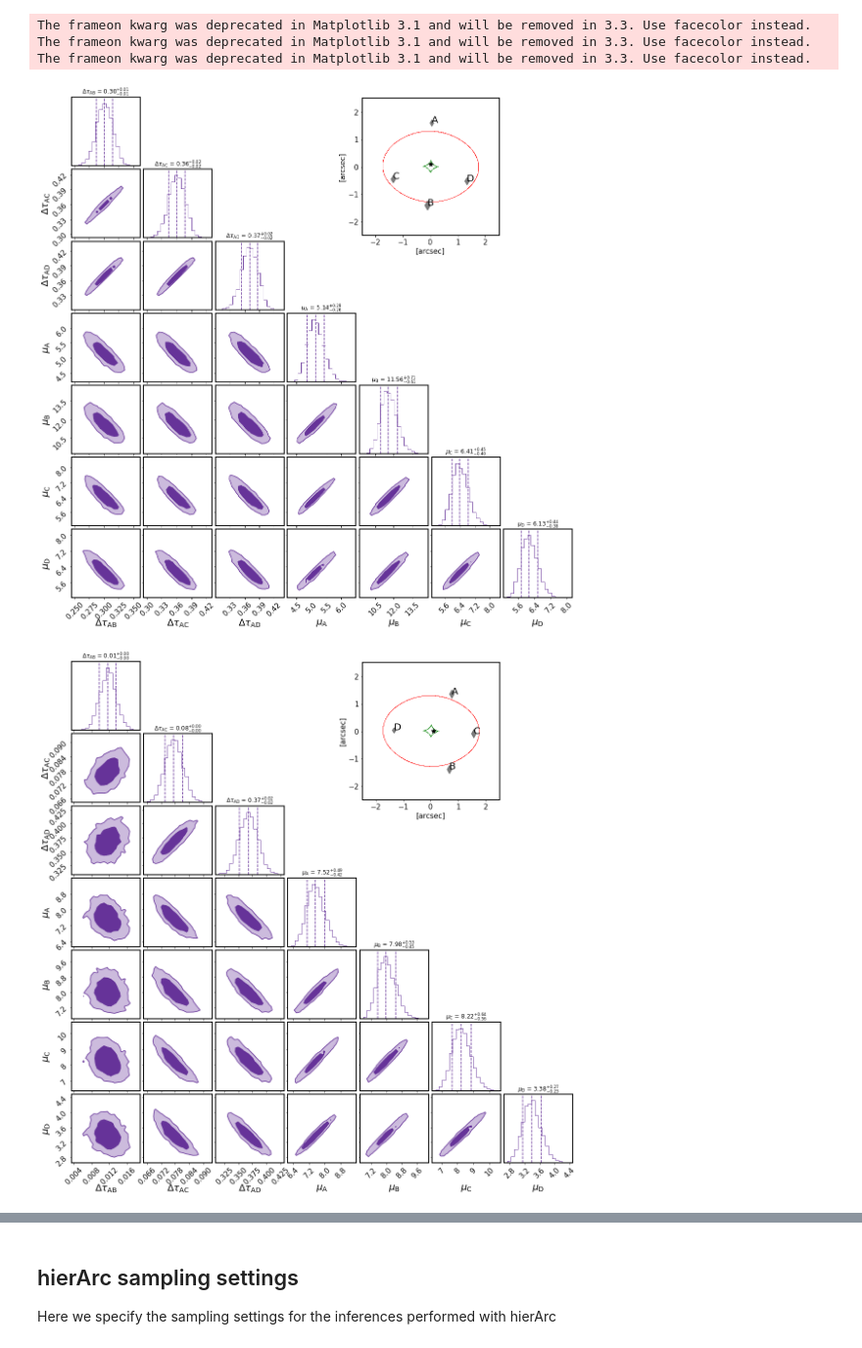
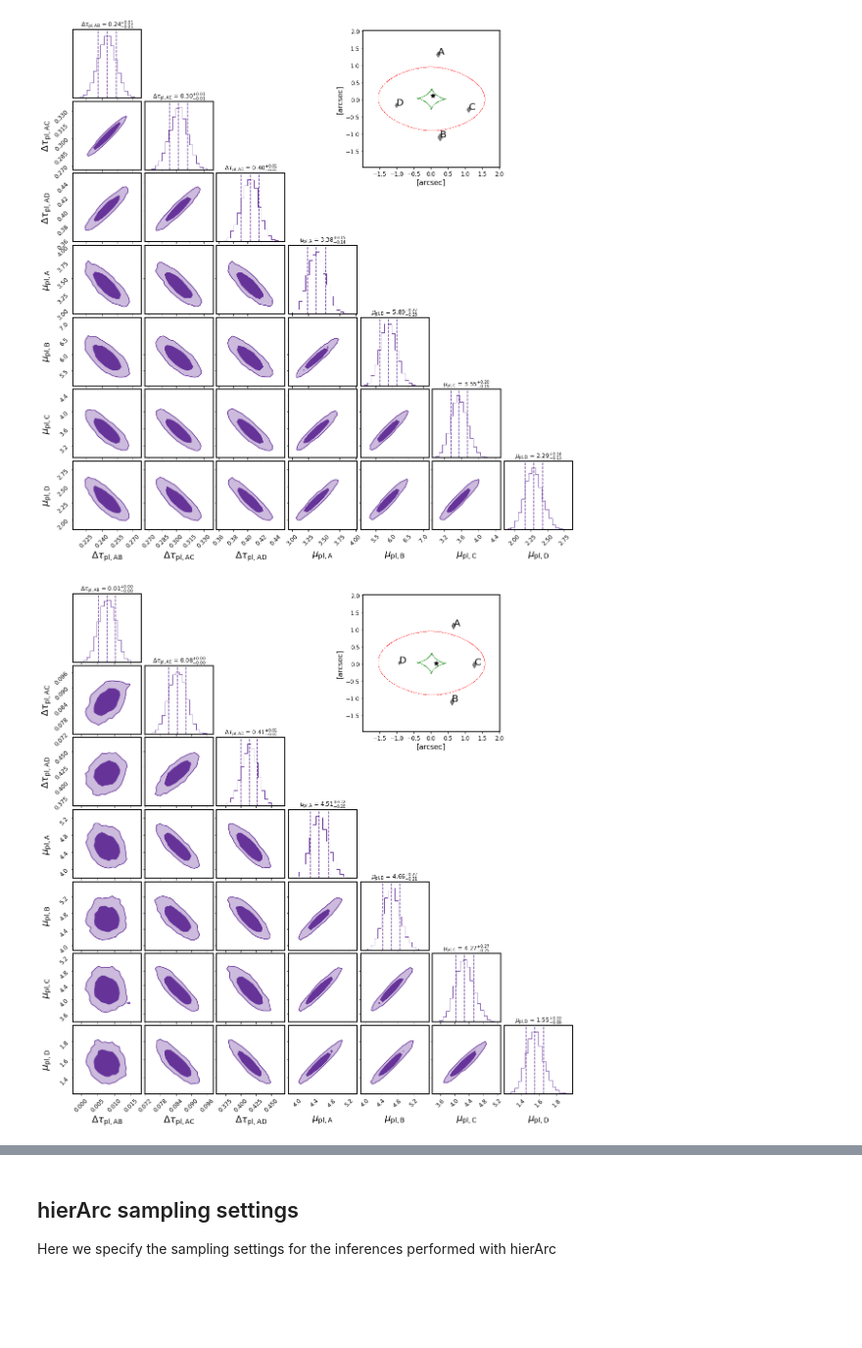
Before and after one commit to sibirrer/glSNe, a Jupyter notebook: Notebooks/forecast_sne-multi_use.ipynb, the cells around one changed output, grey strips where cells are left out. Shown at 98% size. Cells and saved outputs as stored; diff of their text form; code cells hidden in the pictures; blank space fills up the shorter version.

```diff
--- a/Notebooks/forecast_sne-multi_use.ipynb
+++ b/Notebooks/forecast_sne-multi_use.ipynb
@@ -453,35 +647,43 @@ def model_errors(x_image_measured, y_image_measured, kwargs_lens, kwargs_ps):
 # %%
+# =========================================================================================
+# compute image analysis-like lens model posteriors for the different source configurations
+# =========================================================================================
+
+
+re_compute_lens_posterior = False  # re-compute posteriors, if False, reads in pre-computed posteriors
+
+
 lensModel = LensModel(lens_model_list=lens_model_list)
 psModel = PointSource(point_source_type_list=point_source_model, lensModel=lensModel)
 
 # cross
-x_pos, y_pos = psModel.image_position(kwargs_ps_cross, kwargs_lens)
+x_pos, y_pos = psModel.image_position(kwargs_ps_cross, kwargs_lens_pl_true)
 x_image_cross, y_image_cross = x_pos[0], y_pos[0]
 cross_file = os.path.join(path2posteriors, 'mcmc_chain_cross.npy')
 if re_compute_lens_posterior:
-    mcmc_chain_cross = model_errors(x_image_cross, y_image_cross, kwargs_lens, kwargs_ps_cross)
+    mcmc_chain_cross = imaging_model_errors(x_image_cross, y_image_cross, kwargs_lens_pl_true)
     np.save(cross_file, mcmc_chain_cross)
 else:
     mcmc_chain_cross = np.load(cross_file)
 cov_model_cross = np.cov(mcmc_chain_cross.T)
 
 # cusp
-x_pos, y_pos = psModel.image_position(kwargs_ps_cusp, kwargs_lens)
+x_pos, y_pos = psModel.image_position(kwargs_ps_cusp, kwargs_lens_pl_true)
 x_image_cusp, y_image_cusp = x_pos[0], y_pos[0]
 cusp_file = os.path.join(path2posteriors, 'mcmc_chain_cusp.npy')
 if re_compute_lens_posterior:
-    mcmc_chain_cusp = model_errors(x_image_cusp, y_image_cusp, kwargs_lens, kwargs_ps_cusp)
+    mcmc_chain_cusp = imaging_model_errors(x_image_cusp, y_image_cusp, kwargs_lens_pl_true)
     np.save(cusp_file, mcmc_chain_cusp)
 else:
     mcmc_chain_cusp = np.load(cusp_file)
 cov_model_cusp = np.cov(mcmc_chain_cusp.T)
 
 # fold
-x_pos, y_pos = psModel.image_position(kwargs_ps_fold, kwargs_lens)
+x_pos, y_pos = psModel.image_position(kwargs_ps_fold, kwargs_lens_pl_true)
 x_image_fold, y_image_fold = x_pos[0], y_pos[0]
 fold_file = os.path.join(path2posteriors, 'mcmc_chain_fold.npy')
 if re_compute_lens_posterior:
-    mcmc_chain_fold = model_errors(x_image_fold, y_image_fold, kwargs_lens, kwargs_ps_fold)
+    mcmc_chain_fold = imaging_model_errors(x_image_fold, y_image_fold, kwargs_lens_pl_true)
     np.save(fold_file, mcmc_chain_fold)
 else:
     mcmc_chain_fold = np.load(fold_file)
@@ -489,8 +691,12 @@ cov_model_fold = np.cov(mcmc_chain_fold.T)
 # %%
 from mpl_toolkits.axes_grid1.inset_locator import inset_axes
 
+save_plot = False  # (only option for paper writing)
 
 def plot_lens(mcmc_chain, kwargs_ps):
+    """
+    plotting posteriors with the lens model configuration
+    """
 
     alpha = 0.8
 
@@ -498,46 +704,42 @@ def plot_lens(mcmc_chain, kwargs_ps):
                      'label_kwargs': dict(fontsize=20), 'smooth': 0.3, 'levels': [0.68,0.95],
                     'fill_contours': True, 'alpha': alpha}
 
-    fig = corner.corner(mcmc_chain, labels=[r"$\Delta\tau_{\rm AB}$", r"$\Delta\tau_{\rm AC}$", r"$\Delta\tau_{\rm AD}$", r"$\mu_{\rm A}$", r"$\mu_{\rm B}$", r"$\mu_{\rm C}$", r"$\mu_{\rm D}$"],
+    fig = corner.corner(mcmc_chain, labels=[r"$\Delta\tau_{\rm pl, AB}$", r"$\Delta\tau_{\rm pl, AC}$", r"$\Delta\tau_{\rm pl, AD}$", r"$\mu_{\rm pl, A}$", r"$\mu_{\rm pl, B}$", r"$\mu_{\rm pl, C}$", r"$\mu_{\rm pl, D}$"],
                         quantiles=[0.16, 0.5, 0.84],
                         color='rebeccapurple', **kwargs_corner)
 
     parent_axes = fig.axes[11]
     inset_ax = inset_axes(parent_axes, width=4, height=4., loc=3)
 
-    lens_plot.lens_model_plot(inset_ax, lens_model, kwargs_lens, numPix=500, deltaPix=0.01,
+    lens_plot.lens_model_plot(inset_ax, lens_model, kwargs_lens_pl_true,
                               sourcePos_x=kwargs_ps[0]['ra_source'], sourcePos_y=kwargs_ps[0]['dec_source'], **kwargs_lens_plot)
     inset_ax.set_xlabel('[arcsec]', fontsize=15)
     inset_ax.set_ylabel('[arcsec]', fontsize=15)
     return fig
 
-save_plot = False
 
 
 fig = plot_lens(mcmc_chain_fold, kwargs_ps_fold)
 if save_plot:
     fig.savefig('/Users/sibirrer/Science/Publications/glSNe/Plots/fold_image_posteriors.pdf', dpi=None, facecolor='w', edgecolor='w',
             orientation='portrait', papertype=None, format='pdf',
             transparent=False, bbox_inches=None, pad_inches=0.1,
             frameon=None, metadata=None)
 fig.show()
 fig = plot_lens(mcmc_chain_cusp, kwargs_ps_cusp)
 if save_plot:
     fig.savefig('/Users/sibirrer/Science/Publications/glSNe/Plots/cusp_image_posteriors.pdf', dpi=None, facecolor='w', edgecolor='w',
             orientation='portrait', papertype=None, format='pdf',
             transparent=False, bbox_inches=None, pad_inches=0.1,
             frameon=None, metadata=None)
 fig.show()
 fig = plot_lens(mcmc_chain_cross, kwargs_ps_cross)
 if save_plot:
     fig.savefig('/Users/sibirrer/Science/Publications/glSNe/Plots/cross_image_posteriors.pdf', dpi=None, facecolor='w', edgecolor='w',
             orientation='portrait', papertype=None, format='pdf',
             transparent=False, bbox_inches=None, pad_inches=0.1,
             frameon=None, metadata=None)
 fig.show()
 # %% [output]
-The frameon kwarg was deprecated in Matplotlib 3.1 and will be removed in 3.3. Use facecolor instead.
-The frameon kwarg was deprecated in Matplotlib 3.1 and will be removed in 3.3. Use facecolor instead.
-The frameon kwarg was deprecated in Matplotlib 3.1 and will be removed in 3.3. Use facecolor instead.
-[figure, old version]
+[figure, new version]
-[figure, old version]
+[figure, new version]
```
Also changed, not shown: parts of 44 cells of this notebook, 17 other files.
